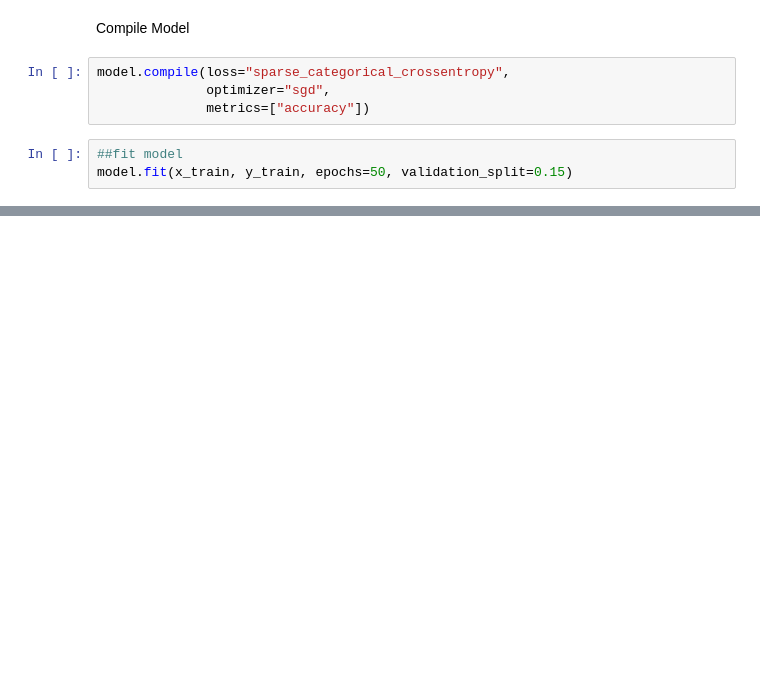
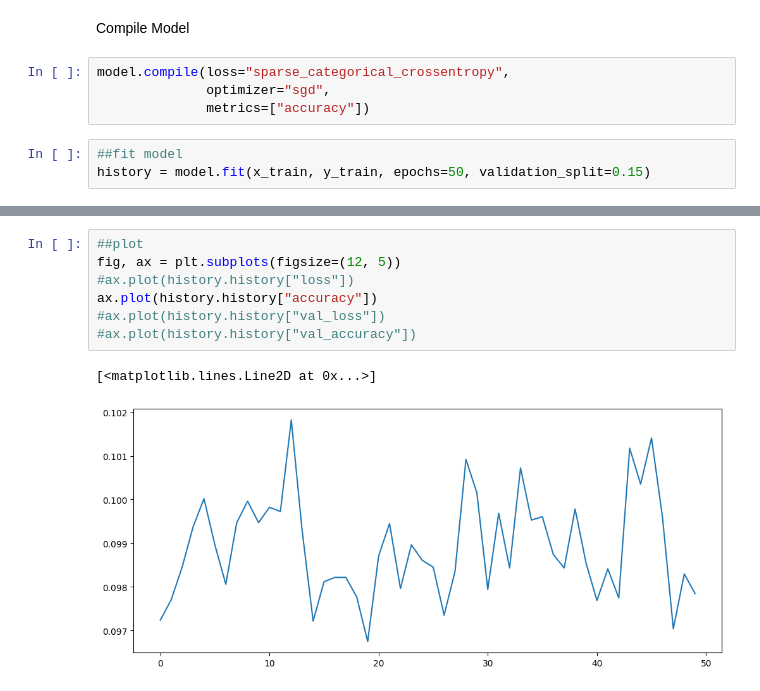
Before and after one commit to amirgarsha/ann_MK, a Jupyter notebook: MK_ann_firstModel.ipynb, the cells around one changed output, grey strips where cells are left out. Drawn from its saved outputs; the diff is of its cells as text; blank space fills up the shorter version.

```diff
--- a/MK_ann_firstModel.ipynb
+++ b/MK_ann_firstModel.ipynb
@@ -92,6 +92,6 @@ model.compile(loss="sparse_categorical_crossentropy",
               metrics=["accuracy"])
 # %%
 ##fit model
-model.fit(x_train, y_train, epochs=50, validation_split=0.15)
+history = model.fit(x_train, y_train, epochs=50, validation_split=0.15)
 # %% [output]
 Epoch 1/50
@@ -114,0 +134,10 @@ Epoch 50/50
+# %%
+##plot
+fig, ax = plt.subplots(figsize=(12, 5))
+#ax.plot(history.history["loss"])
+ax.plot(history.history["accuracy"])
+#ax.plot(history.history["val_loss"])
+#ax.plot(history.history["val_accuracy"])
+# %% [output]
+[<matplotlib.lines.Line2D at 0x...>]
+[figure, added]
```
Also changed, not shown: parts of 4 cells of this notebook.
